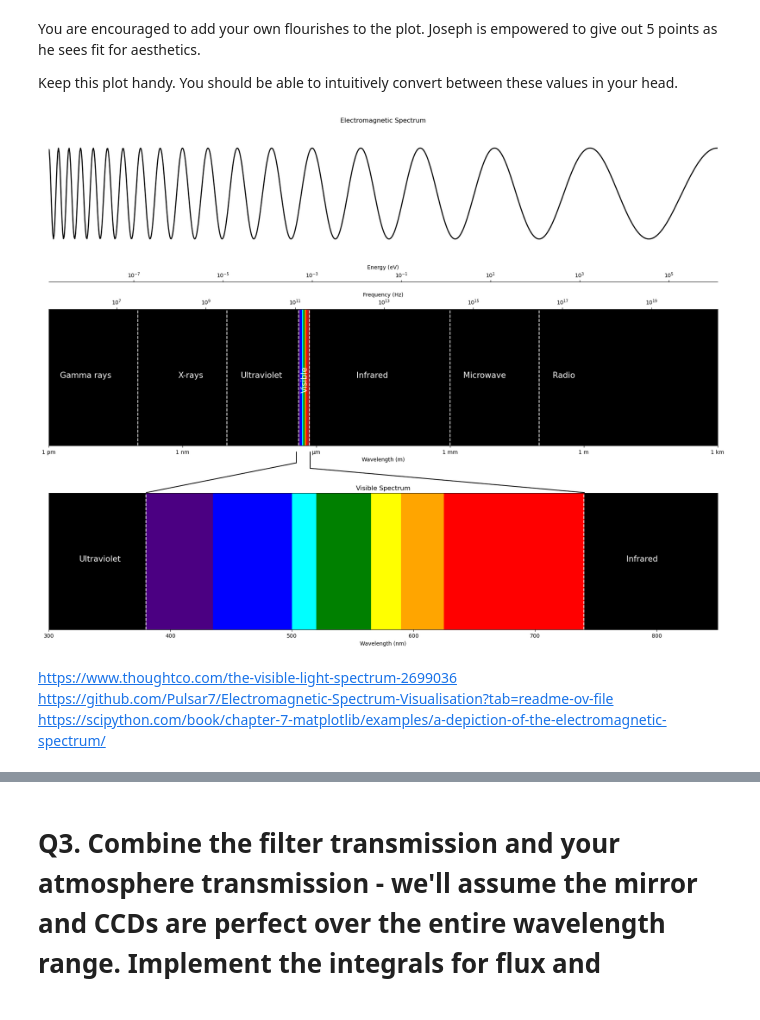
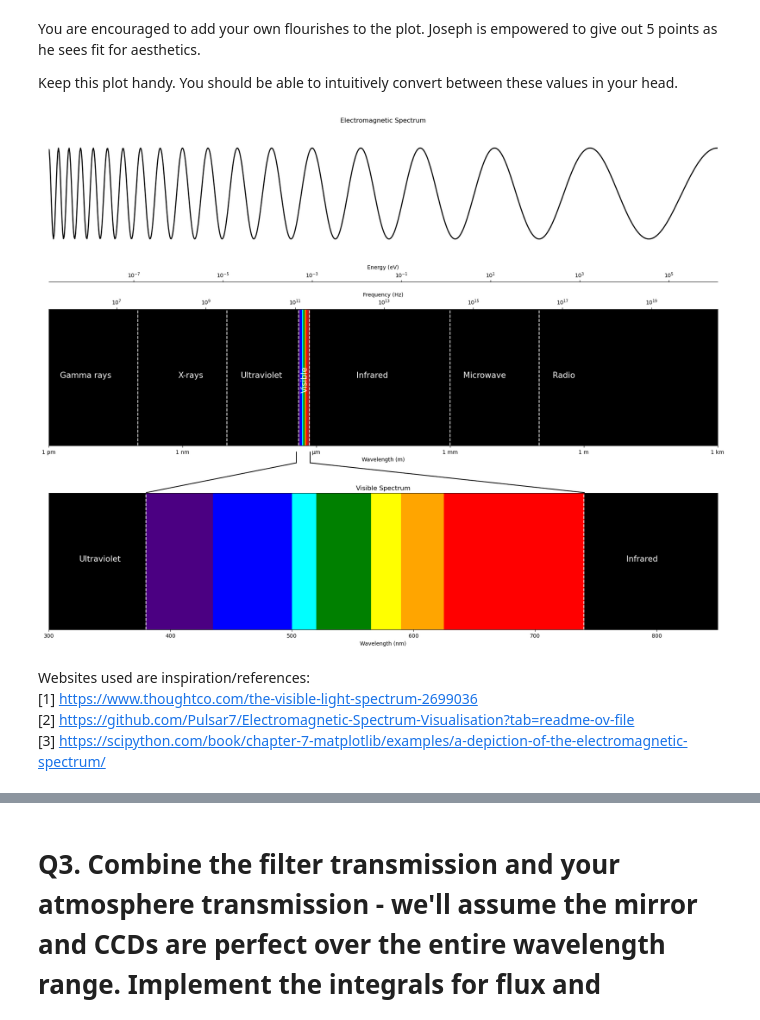
Before and after one commit to gnarayan/ast503_2024_Fall, a Jupyter notebook: homework/VarunSatish/hw1/HW1_ASTR503_VarunSatish.ipynb, the cells around one changed output, grey strips where cells are left out. Drawn from its saved outputs; the diff is of its cells as text; code cells hidden in the pictures.

```diff
--- a/homework/VarunSatish/hw1/HW1_ASTR503_VarunSatish.ipynb
+++ b/homework/VarunSatish/hw1/HW1_ASTR503_VarunSatish.ipynb
@@ -103,40 +103,41 @@ ax5 = fig.add_subplot(313)
 ax5.set_xscale('linear')
 ax5.yaxis.set_visible(False)
 ax5.set_xlim(300, 850)
 ax5.set_title('Visible Spectrum')
 ax5.set_xlabel('Wavelength (nm)')
 
 ax5.set_facecolor('black')
 ax5.axvspan(380, 435, color='indigo')
 ax5.axvspan(435, 500, color='blue')
 ax5.axvspan(500, 520, color='cyan')
 ax5.axvspan(520, 565, color='green')
 ax5.axvspan(565, 590, color='yellow')
 ax5.axvspan(590, 625, color='orange')
 ax5.axvspan(625, 740, color='red')
 
 ax5.text(325, 0.5, 'Ultraviolet', color='w', fontdict={'fontsize': 15})
 ax5.text(775, 0.5, 'Infrared', color='w', fontdict={'fontsize': 15})
 ax5.axvline(380, c='w', ls='--')
 ax5.axvline(740, c='w', ls='--')
 
 line1 = Line2D([0.375, 0.375], [0.37, 0.35], transform=fig.transFigure, color='black')
-line2 = Line2D([0.395, 0.395], [0.37, 0.34], transform=fig.transFigure, color='black')
+line2 = Line2D([0.395, 0.395], [0.37, 0.35], transform=fig.transFigure, color='black')
 line3 = Line2D([0.375, 0.159], [0.35, 0.295], transform=fig.transFigure, color='black')
-line4 = Line2D([0.395, 0.79], [0.34, 0.295], transform=fig.transFigure, color='black')
+line4 = Line2D([0.395, 0.79], [0.35, 0.295], transform=fig.transFigure, color='black')
 fig.add_artist(line1)
 fig.add_artist(line2)
 fig.add_artist(line3)
 fig.add_artist(line4)
 
 plt.tight_layout()
 plt.show()
 # %% [output]
-[figure, old version]
+[figure, new version]
 # %% [markdown]
-https://www.thoughtco.com/the-visible-light-spectrum-2699036
-https://github.com/Pulsar7/Electromagnetic-Spectrum-Visualisation?tab=readme-ov-file
-https://scipython.com/book/chapter-7-matplotlib/examples/a-depiction-of-the-electromagnetic-spectrum/
+Websites used are inspiration/references: \
+[1] https://www.thoughtco.com/the-visible-light-spectrum-2699036 \
+[2] https://github.com/Pulsar7/Electromagnetic-Spectrum-Visualisation?tab=readme-ov-file \
+[3] https://scipython.com/book/chapter-7-matplotlib/examples/a-depiction-of-the-electromagnetic-spectrum/
 # %% [markdown]
 # Q2. Dealing with Data from Multiple Sources - adding passbands and atmospheric transmission (30 pts)
 
```
